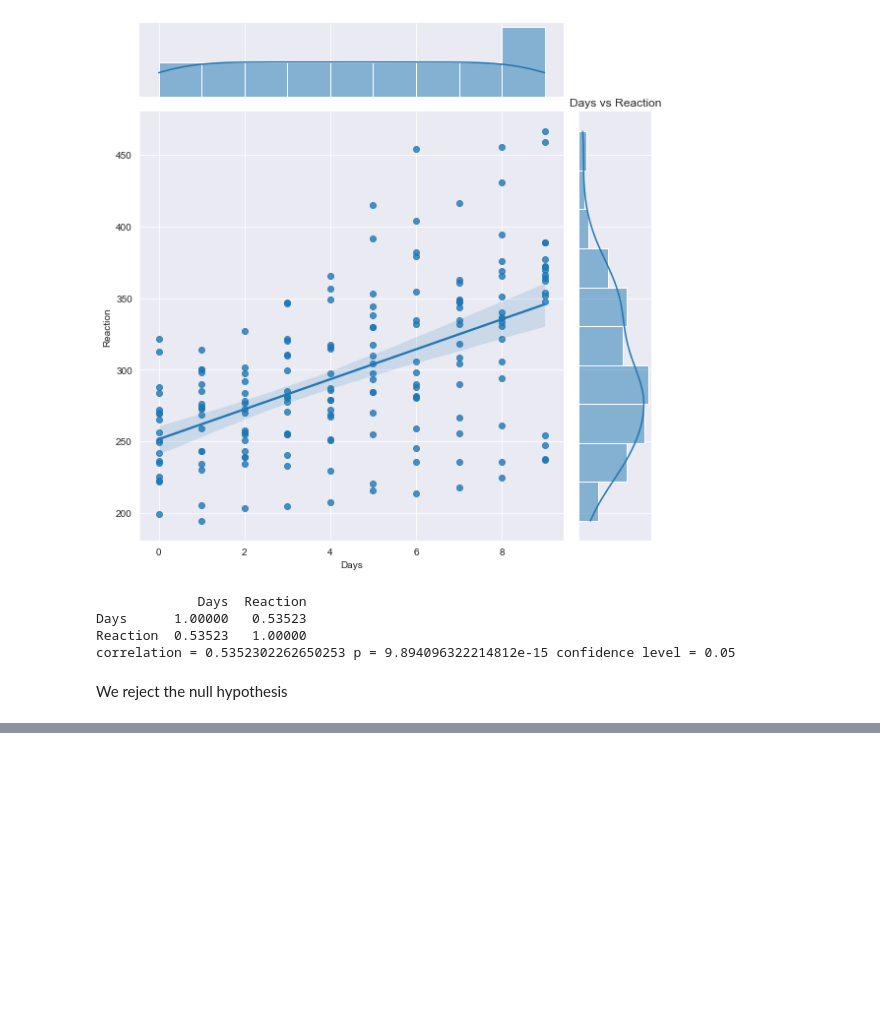
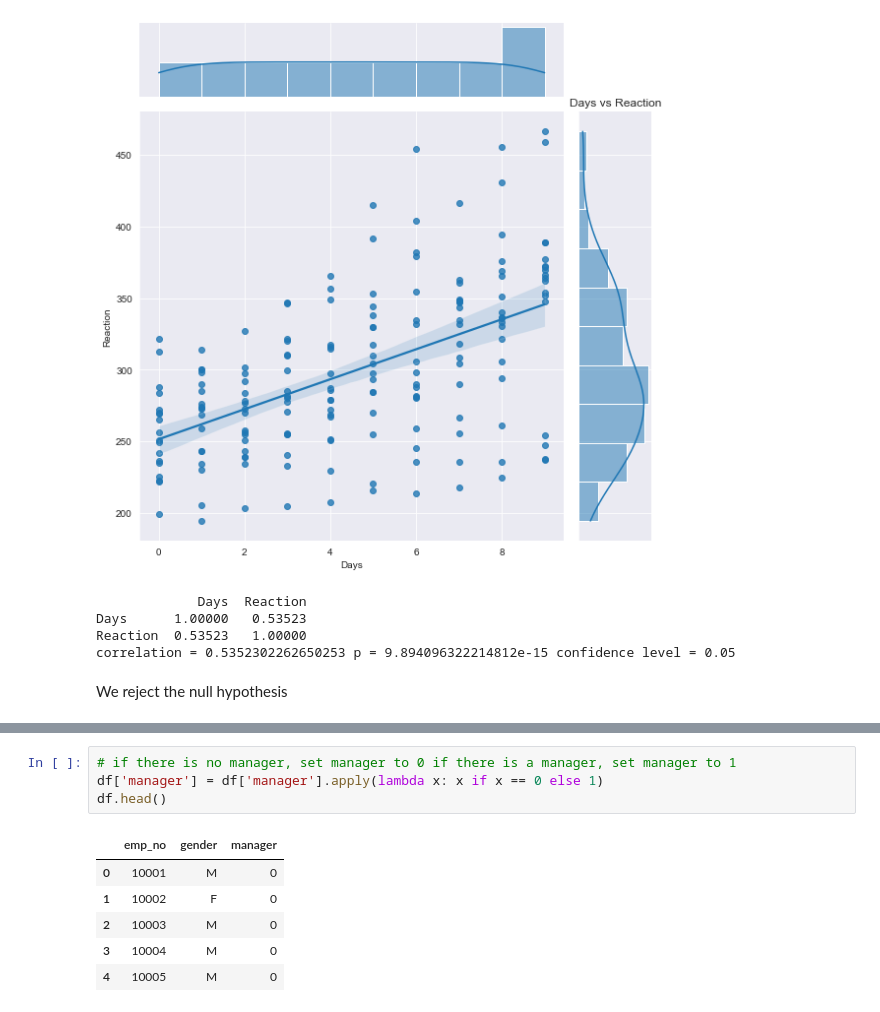
Before and after one commit to craigcalzado/statistics-exercises, a Jupyter notebook: hypothesis_testing.ipynb, the cells around one changed output, grey strips where cells are left out. Saved outputs shown, nothing was run; the diff lists cells and outputs as text; blank space fills up the shorter version.

```diff
--- a/hypothesis_testing.ipynb
+++ b/hypothesis_testing.ipynb
@@ -615,0 +860,11 @@ We reject the null hypothesis
+# %%
+# if there is no manager, set manager to 0 if there is a manager, set manager to 1
+df['manager'] = df['manager'].apply(lambda x: x if x == 0 else 1)
+df.head()
+# %% [output]
+|  | emp_no | gender | manager |
+| 0 | 10001 | M | 0 |
+| 1 | 10002 | F | 0 |
+| 2 | 10003 | M | 0 |
+| 3 | 10004 | M | 0 |
+| 4 | 10005 | M | 0 |
```
Also changed, not shown: parts of 26 cells of this notebook.
